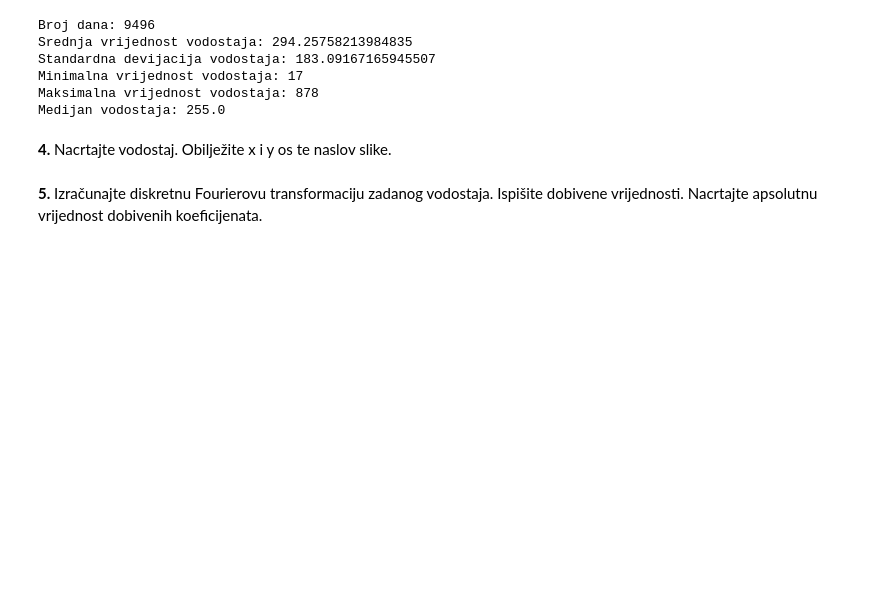
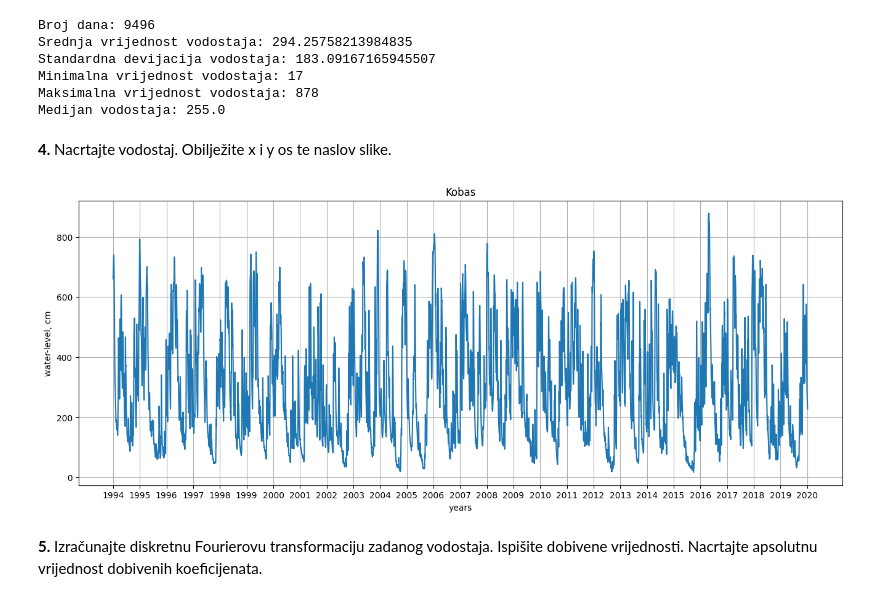
Before and after one commit to evucelic/Obrada-Informacija, a Jupyter notebook: hidrologija/1_HR_PrvaLabVjezba_OI.ipynb, the cells around one changed output. Drawn from its saved outputs; the diff is of its cells as text; code cells hidden in the pictures; blank space fills up the shorter version.

Commit message:
Water level plot done

```diff
--- a/hidrologija/1_HR_PrvaLabVjezba_OI.ipynb
+++ b/hidrologija/1_HR_PrvaLabVjezba_OI.ipynb
@@ -66,3 +65,23 @@ Medijan vodostaja: 255.0
+# %%
+end_datum = '2020-10-10'
+start_datum = np.datetime64(end_datum) - np.timedelta64(broj_dana, 'D')
+
+datumi = np.arange(start_datum, np.datetime64(end_datum), dtype='datetime64[D]')
+
+plt.figure(figsize=(16,6))
+plt.plot(datumi, kobas_iz_matlaba['kobas'])
+plt.xlabel('years')
+plt.ylabel('water-level, cm')
+plt.title('Kobas')
+plt.grid(True)
+
+ax = plt.gca()
+plt.xticks([start_datum + np.timedelta64(i) for i in range(0, broj_dana, 365)])
+ax.xaxis.set_major_formatter(mdates.DateFormatter('%Y'))
+
+plt.show()
+# %% [output]
+[figure, added]
 # %% [markdown]
 **5.**	Izračunajte diskretnu Fourierovu transformaciju zadanog vodostaja. Ispišite dobivene vrijednosti. Nacrtajte apsolutnu vrijednost dobivenih koeficijenata.
 # %%
```
Also changed, not shown: parts of 2 cells of this notebook.
